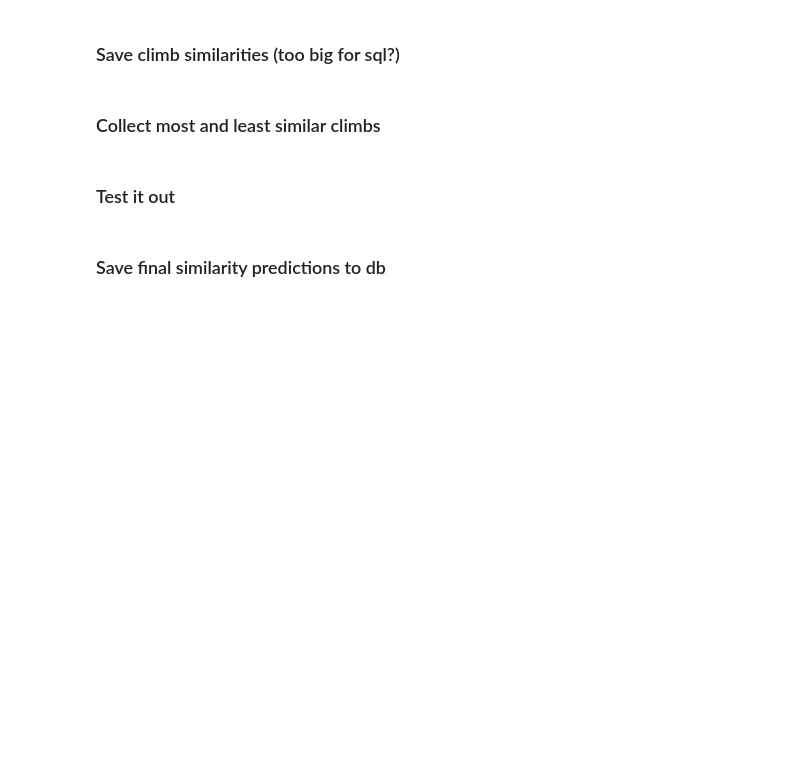
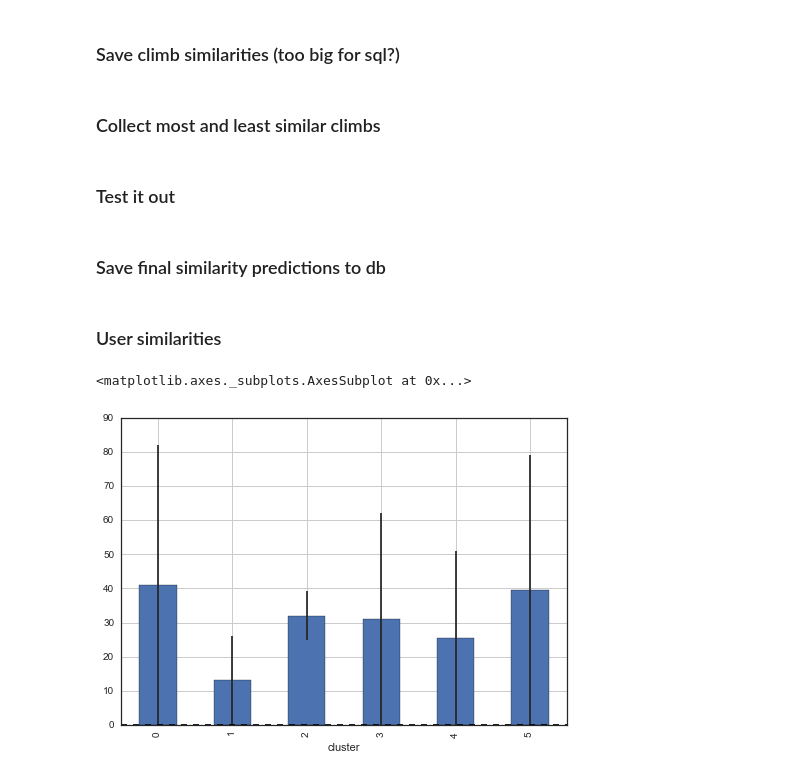
Before and after one commit to askerry/cragcrunch, a Jupyter notebook: Notebook 5. Similarity and Clustering.ipynb, the cells around one changed output. Saved outputs shown, nothing was run; the diff lists cells and outputs as text; code cells hidden in the pictures; blank space fills up the shorter version.

```diff
--- a/Notebook 5. Similarity and Clustering.ipynb
+++ b/Notebook 5. Similarity and Clustering.ipynb
@@ -201,3 +201,5 @@ x=cdf[cdf['name'].isin(["Bird of Fire", "Pope's Crack", "Touch and Go","Homeworl
 chunksize=1000
 engine = create_engine('mysql://%s@%s/%s?charset=%s&use_unicode=%s&passwd=%s' %(cfg.user, cfg.host, cfg.dbname, cfg.charset, cfg.use_unicode, cfg.passwd), pool_recycle=3600)
 comb_preddf.to_sql('comb_sim_preds', engine, if_exists='replace', chunksize=chunksize)
+# %% [markdown]
+### User similarities
@@ -203,0 +212,12 @@ comb_preddf.to_sql('comb_sim_preds', engine, if_exists='replace', chunksize=chun
+# %%
+clf=AffinityPropagation()
+# %%
+clusters=clf.fit_predict(likemat.values.T)
+userclusterdf=pd.DataFrame(data={'cluster':clusters, 'climberid':likemat.columns.values})
+userclusterdf=pd.merge(userclusterdf, udf, on='climberid', how='inner')[['climberid','cluster','name', 'g_median']]
+# %%
+err=userclusterdf.groupby('cluster').mean()/np.sqrt(userclusterdf.groupby('cluster').count())
+userclusterdf.groupby('cluster').mean().g_median.plot(kind='bar', yerr=err)
+# %% [output]
+<matplotlib.axes._subplots.AxesSubplot at 0x...>
+[figure, added]
```
Also changed, not shown: parts of 2 cells of this notebook, 28 other files.
